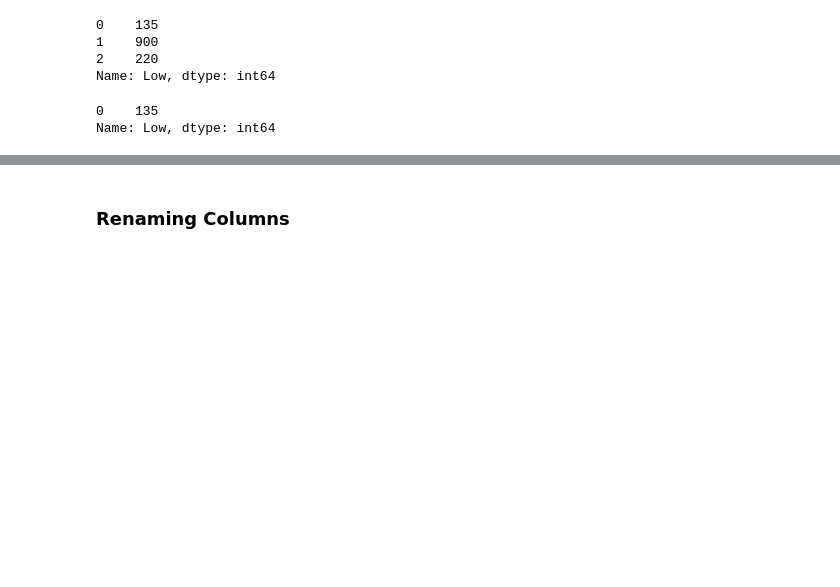
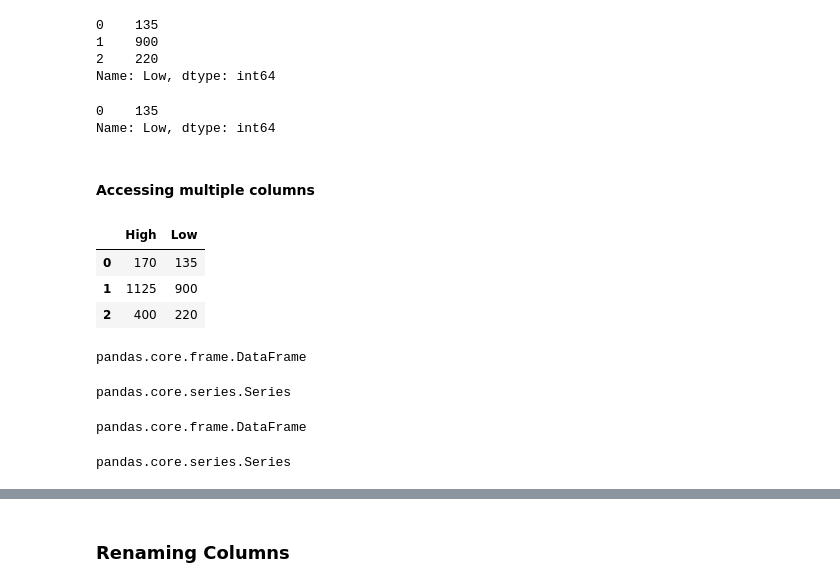
Before and after one commit to pkaran57/python-libs, a Jupyter notebook: pandas-lib/notebook/pandas.ipynb, the cells around one changed output, grey strips where cells are left out. Drawn from its saved outputs; the diff is of its cells as text; code cells hidden in the pictures; blank space fills up the shorter version.

```diff
--- a/pandas-lib/notebook/pandas.ipynb
+++ b/pandas-lib/notebook/pandas.ipynb
@@ -180,3 +211,28 @@ Name: Low, dtype: int64
 Name: Low, dtype: int64
 0    135
 Name: Low, dtype: int64
+# %% [markdown]
+#### Accessing multiple columns
+# %%
+# This can also be used to order columns
+display(stocks[
+    [
+        "High",
+        "Low"
+    ]
+])
+
+display(type(stocks[["High"]]))
+display(type(stocks["High"]))
+
+display(type(stocks.loc[:, ["Low"]]))
+display(type(stocks.loc[:, "Low"]))
+# %% [output]
+|  | High | Low |
+| 0 | 170 | 135 |
+| 1 | 1125 | 900 |
+| 2 | 400 | 220 |
+pandas.core.frame.DataFrame
+pandas.core.series.Series
+pandas.core.frame.DataFrame
+pandas.core.series.Series
```
Also changed, not shown: parts of 11 cells of this notebook.
